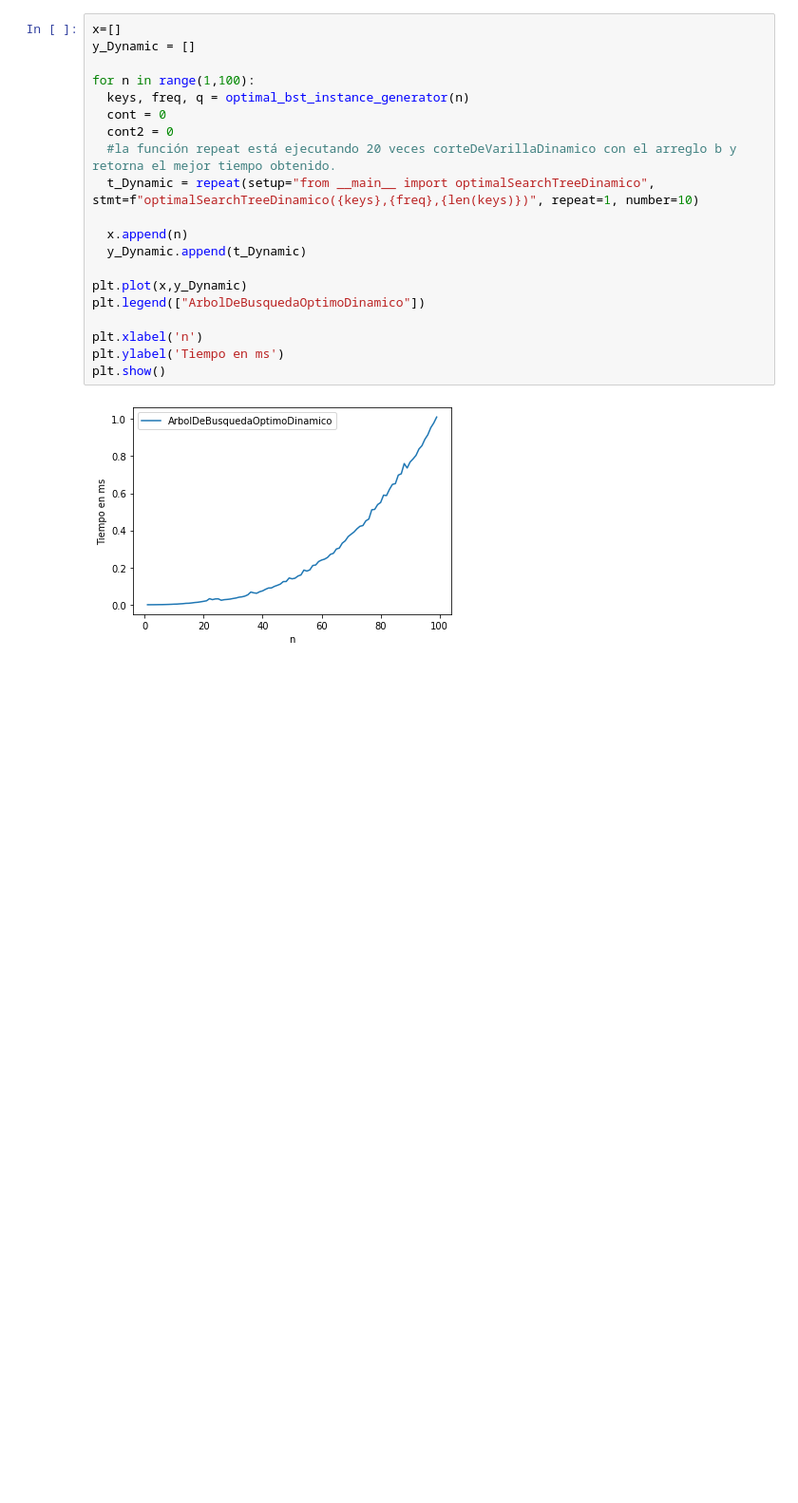
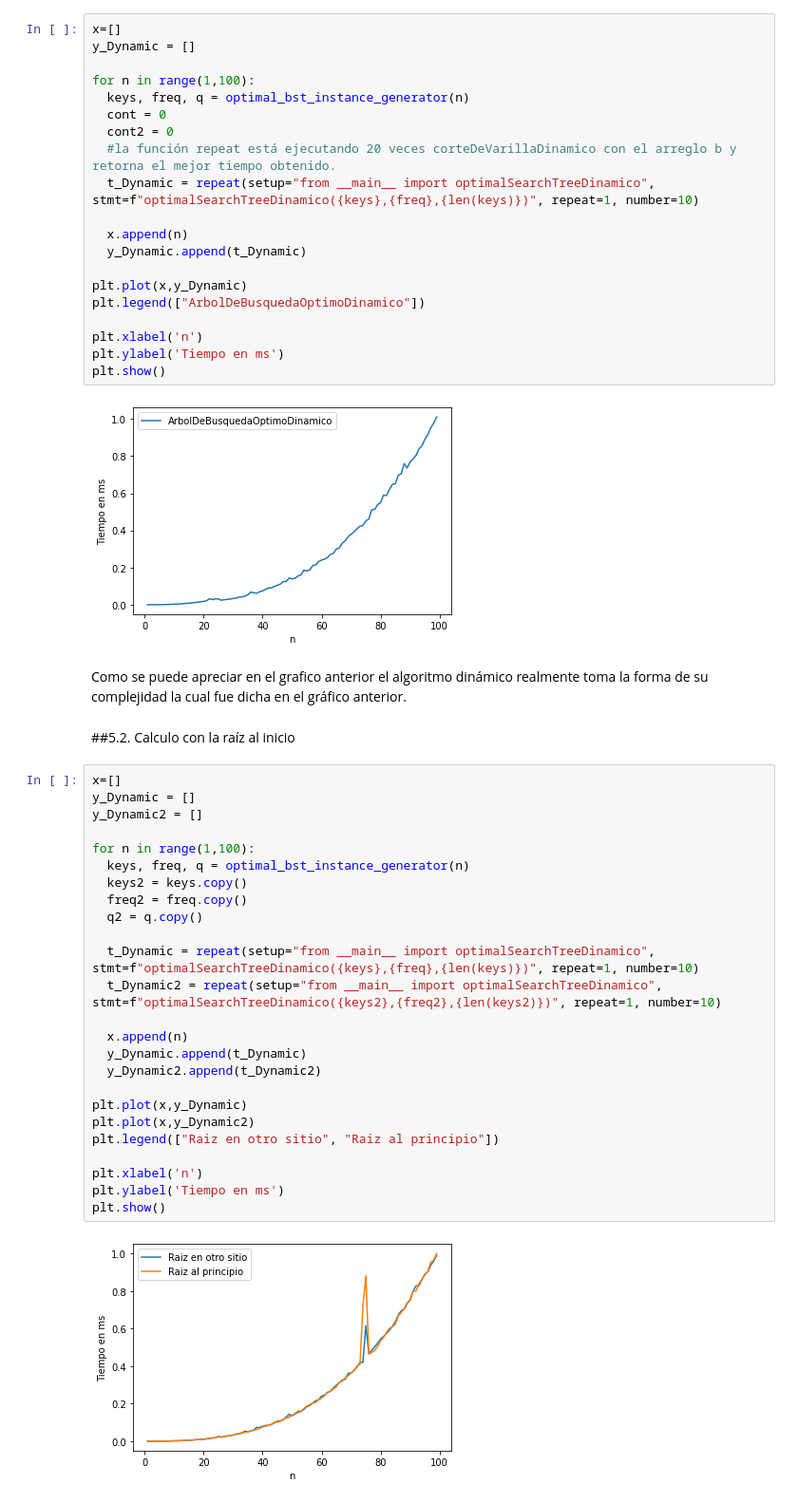
Before and after one commit to Jorgee18/ADA-Informes, a Jupyter notebook: Arbol_binario_de_búsqueda_óptimo.ipynb, the cells around one changed output. Shown: that part at 95% size. Drawn from its saved outputs; the diff is of its cells as text; blank space fills up the shorter version.

```diff
--- a/Arbol_binario_de_búsqueda_óptimo.ipynb
+++ b/Arbol_binario_de_búsqueda_óptimo.ipynb
@@ -424,3 +427,34 @@ plt.ylabel('Tiempo en ms')
 plt.show()
 # %% [output]
 [figure]
+# %% [markdown]
+Como se puede apreciar en el grafico anterior el algoritmo dinámico realmente toma la forma de su complejidad la cual fue dicha en el gráfico anterior.
+# %% [markdown]
+##5.2. Calculo con la raíz al inicio
+# %%
+x=[]
+y_Dynamic = []
+y_Dynamic2 = []
+
+for n in range(1,100):
+  keys, freq, q = optimal_bst_instance_generator(n)
+  keys2 = keys.copy()
+  freq2 = freq.copy()
+  q2 = q.copy()
+
+  t_Dynamic = repeat(setup="from __main__ import optimalSearchTreeDinamico", stmt=f"optimalSearchTreeDinamico({keys},{freq},{len(keys)})", repeat=1, number=10)
+  t_Dynamic2 = repeat(setup="from __main__ import optimalSearchTreeDinamico", stmt=f"optimalSearchTreeDinamico({keys2},{freq2},{len(keys2)})", repeat=1, number=10)
+
+  x.append(n)
+  y_Dynamic.append(t_Dynamic)
+  y_Dynamic2.append(t_Dynamic2)
+
+plt.plot(x,y_Dynamic)
+plt.plot(x,y_Dynamic2)
+plt.legend(["Raiz en otro sitio", "Raiz al principio"])
+
+plt.xlabel('n')
+plt.ylabel('Tiempo en ms')
+plt.show()
+# %% [output]
+[figure, added]
```
Also changed, not shown: parts of 10 cells of this notebook.
